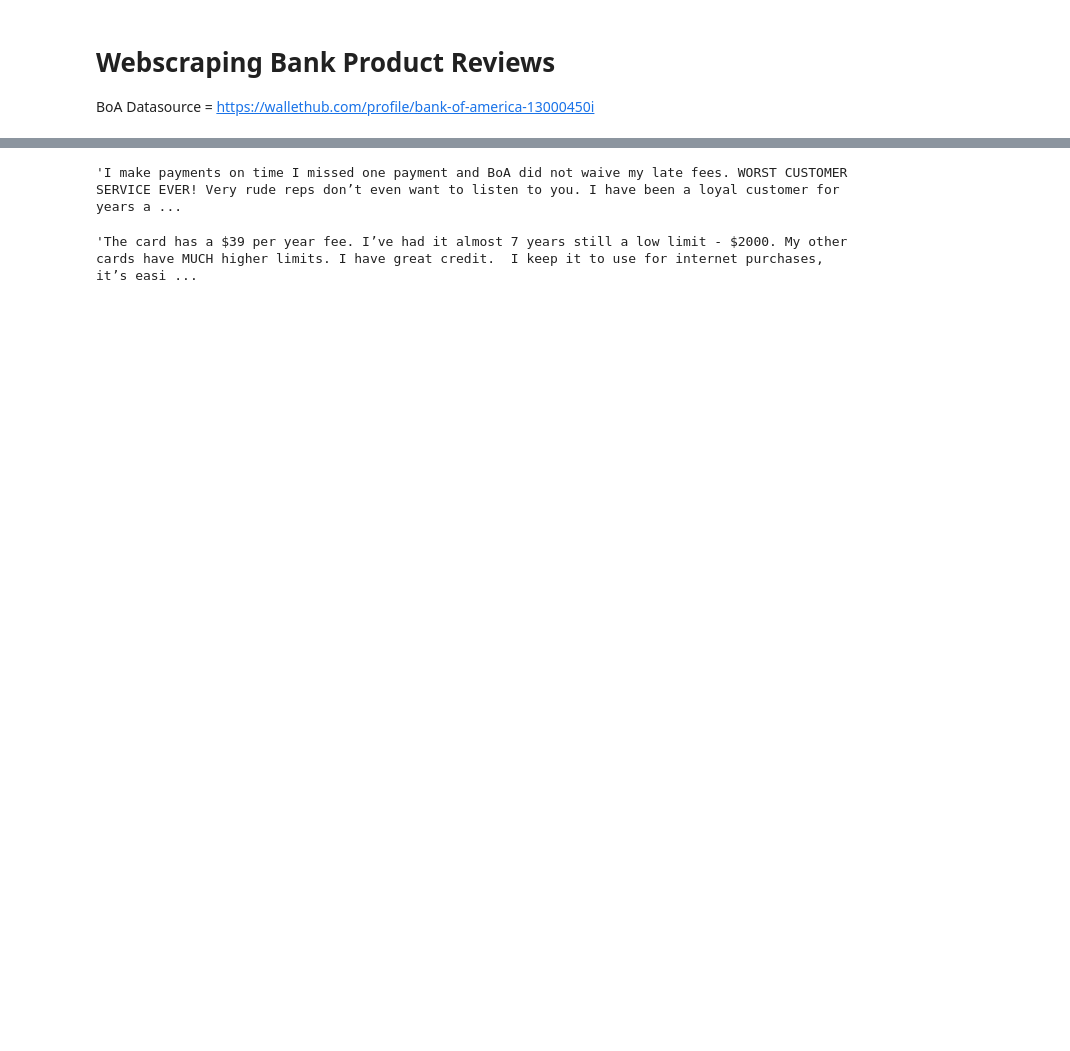
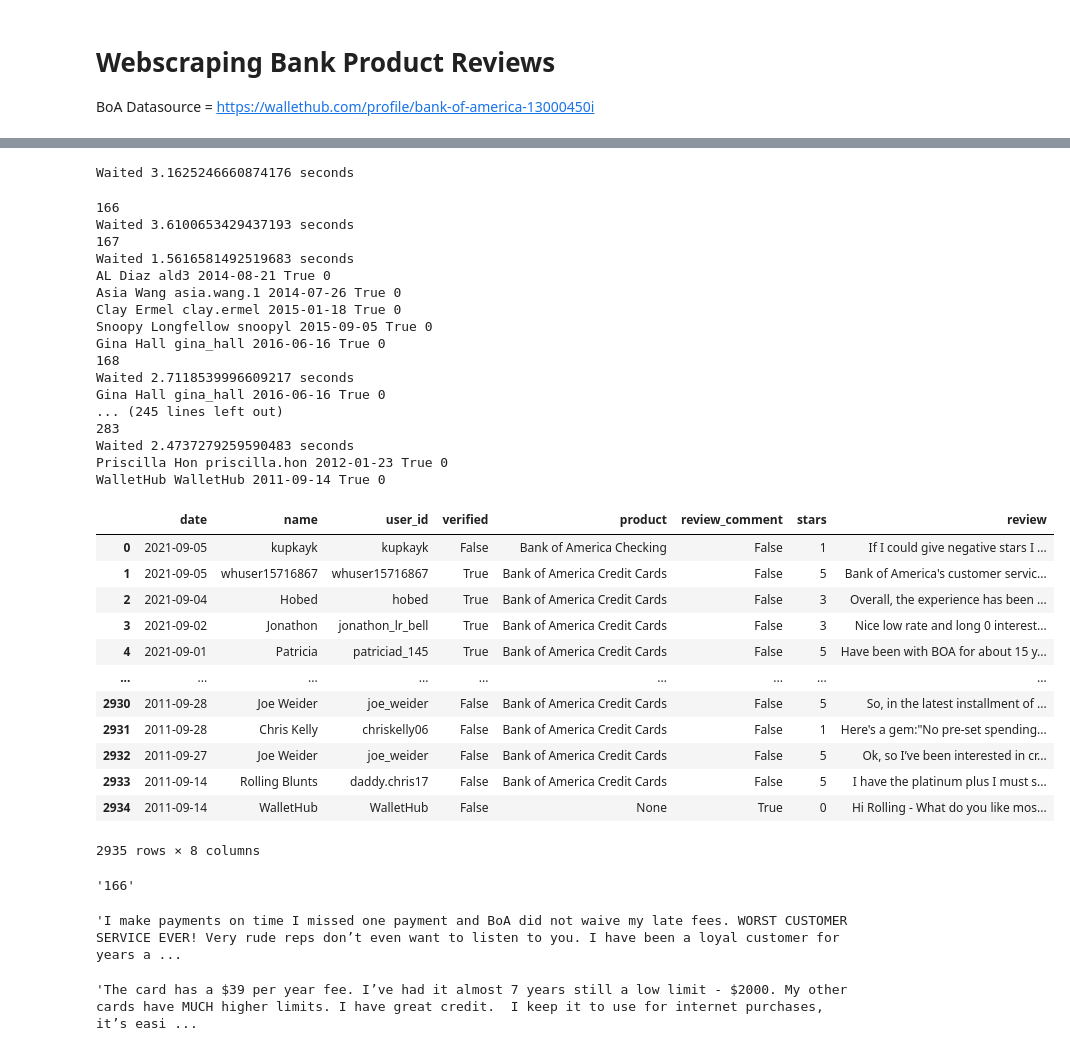
Before and after one commit to GitHubUzr/TextAnalytics, a Jupyter notebook: wallethub_scraping.ipynb, the cells around one changed output, grey strips where cells are left out. Cells and saved outputs as stored; diff of their text form; code cells hidden in the pictures; blank space fills up the shorter version.

```diff
--- a/wallethub_scraping.ipynb
+++ b/wallethub_scraping.ipynb
@@ -139,17 +209,30 @@ data
 # %%
-def scrape_reviews(url, driver):
-    # Create DataFrame for storage
-    col_names = ['date', 'name', 'user_id', 'verified', 'product', 'stars', 'comment']
-    data = pd.DataFrame(columns=col_names)
+def scrape_reviews(url, driver, start_page=None, data=None):
+    if data is None:
+        # Create DataFrame for storage
+        col_names = ['date', 'name', 'user_id', 'verified', 'product', 'review_comment', 'stars', 'review']
+        data = pd.DataFrame(columns=col_names)
+    # attempts counter
+    attempts = 0
     # fetch starting page
     html = get_html_file(url, driver)
     # get page positions
     page_position = html.find(class_='rvtab-pag-pos').text
-    current_page = page_position.split()[0]
+    if start_page is None:
+        current_page = page_position.split()[0]
+    else:
+        current_page = str(start_page)
     last_page = page_position.split()[2]
     while int(current_page) <= int(last_page):
         print(current_page)
-        html = get_html_file(url, driver, current_page)
+        try:
+            html = get_html_file(url, driver, current_page)
+        except Exception as e:
+            if attempts > 3:
+                break
+            print('Exception trigerred:', e)
+            driver = create_driver_session(headless=False)
+            attempts += 1
         # check comment review exists in page - else bot may be blocked
         if html.find_all(class_='rvtab-citem'):
             # add page reviews
@@ -160,10 +243,14 @@ def scrape_reviews(url, driver):
             current_page = str(int(current_page) + 1)
         elif html.title.text == 'IP Block':
             print('No more comments retrieved - Bot Blocked')
-            break
+            # print('Creating driver with new IP address')
+            # driver = create_driver_session(headless=False)
+            if attempts > 3:
+                break
+            attempts += 1
     driver.close()
-    return data
+    return data, current_page
 # %%
-data = scrape_reviews(url,driver)
+data, page = scrape_reviews(url,driver)
 data
 # %% [output]
@@ -200,3 +275,42 @@ No more comments retrieved - Bot may be blocked
+# %%
+data, page = scrape_reviews(url,driver,page,data)
+data
+# %% [output]
+Waited 3.1625246660874176 seconds
+166
+Waited 3.6100653429437193 seconds
+167
+Waited 1.5616581492519683 seconds
+AL Diaz ald3 2014-08-21 True 0
+Asia Wang asia.wang.1 2014-07-26 True 0
+Clay Ermel clay.ermel 2015-01-18 True 0
+Snoopy Longfellow snoopyl 2015-09-05 True 0
+Gina Hall gina_hall 2016-06-16 True 0
+168
+Waited 2.7118539996609217 seconds
+Gina Hall gina_hall 2016-06-16 True 0
+... (245 lines left out)
+283
+Waited 2.4737279259590483 seconds
+Priscilla Hon priscilla.hon 2012-01-23 True 0
+WalletHub WalletHub 2011-09-14 True 0
+|  | date | name | user_id | verified | product | review_comment | stars | review |
+| 0 | 2021-09-05 | kupkayk | kupkayk | False | Bank of America Checking | False | 1 | If I could give negative stars I ... |
+| 1 | 2021-09-05 | whuser15716867 | whuser15716867 | True | Bank of America Credit Cards | False | 5 | Bank of America's customer servic... |
+| 2 | 2021-09-04 | Hobed | hobed | True | Bank of America Credit Cards | False | 3 | Overall, the experience has been ... |
+| 3 | 2021-09-02 | Jonathon | jonathon_lr_bell | True | Bank of America Credit Cards | False | 3 | Nice low rate and long 0 interest... |
+| 4 | 2021-09-01 | Patricia | patriciad_145 | True | Bank of America Credit Cards | False | 5 | Have been with BOA for about 15 y... |
+| ... | ... | ... | ... | ... | ... | ... | ... | ... |
+| 2930 | 2011-09-28 | Joe Weider | joe_weider | False | Bank of America Credit Cards | False | 5 | So, in the latest installment of ... |
+| 2931 | 2011-09-28 | Chris Kelly | chriskelly06 | False | Bank of America Credit Cards | False | 1 | Here's a gem:"No pre-set spending... |
+| 2932 | 2011-09-27 | Joe Weider | joe_weider | False | Bank of America Credit Cards | False | 5 | Ok, so I’ve been interested in cr... |
+| 2933 | 2011-09-14 | Rolling Blunts | daddy.chris17 | False | Bank of America Credit Cards | False | 5 | I have the platinum plus I must s... |
+| 2934 | 2011-09-14 | WalletHub | WalletHub | False | None | True | 0 | Hi Rolling - What do you like mos... |
+2935 rows × 8 columns
+# %%
+page
+# %% [output]
+'166'
 # %%
 # Save Document as Pandas
 DATE = datetime.datetime.now().date()
```
Also changed, not shown: parts of 16 cells of this notebook.
